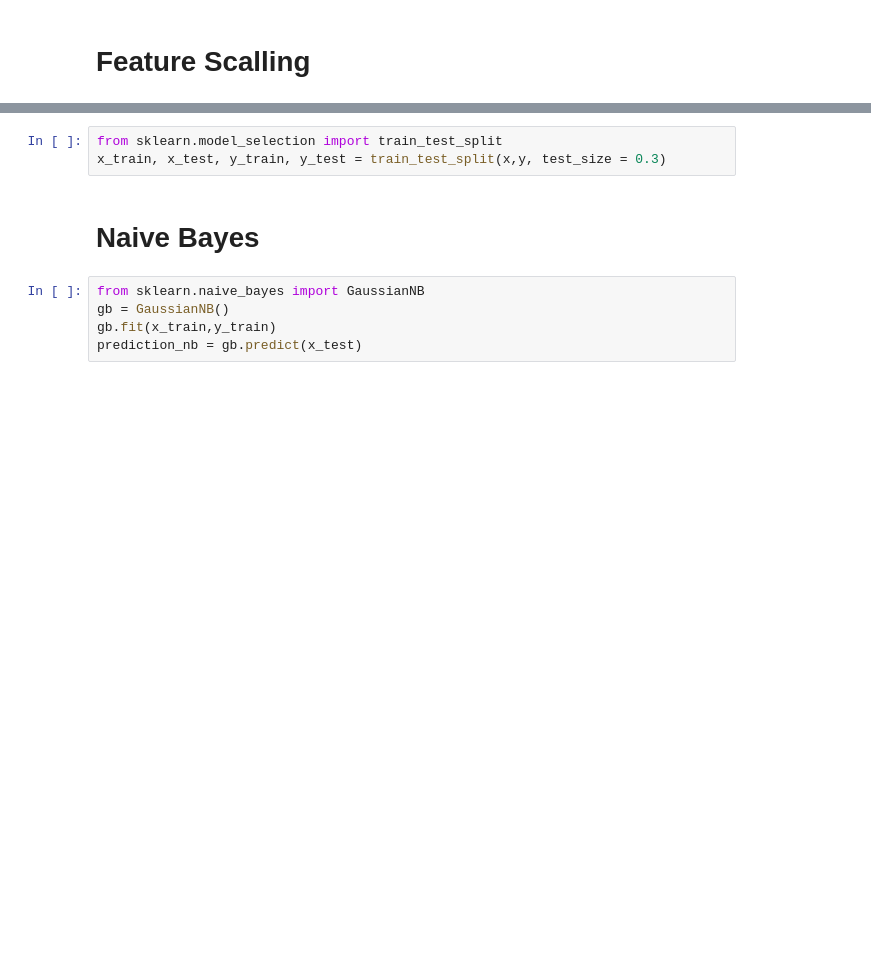
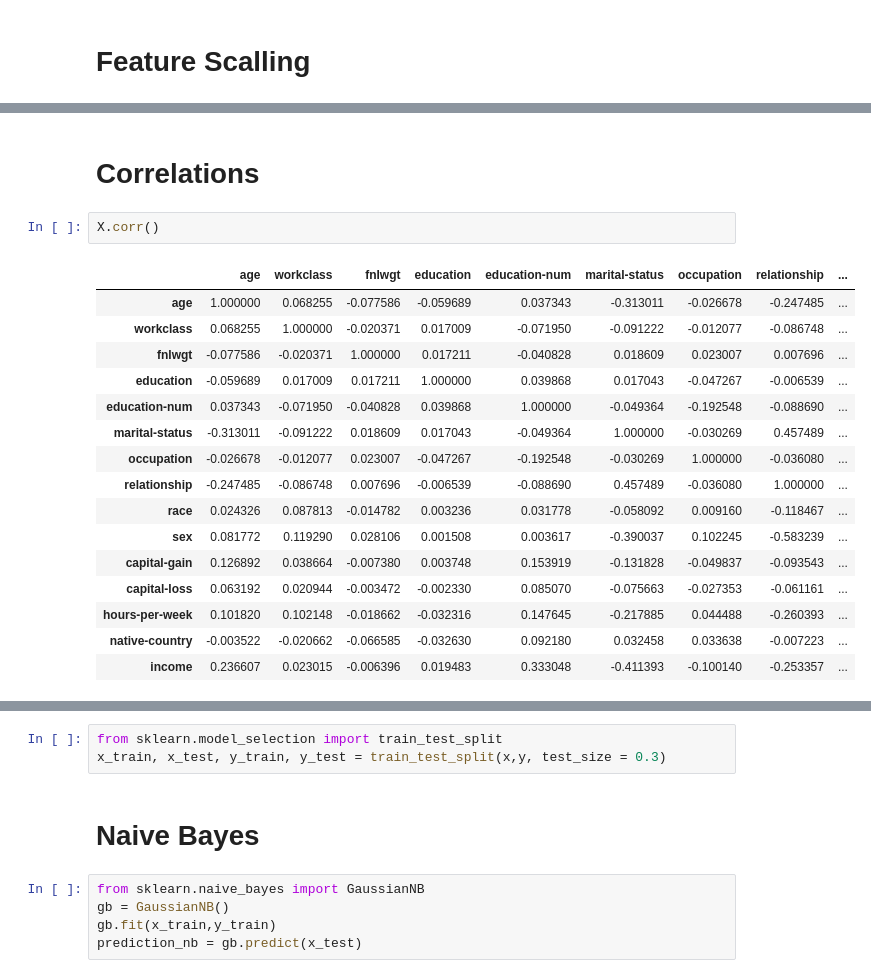
Before and after one commit to Rushdi-Rzx/Adult-Census-Income, a Jupyter notebook: MLCW.ipynb, the cells around one changed output, grey strips where cells are left out. Saved outputs shown, nothing was run; the diff lists cells and outputs as text; blank space fills up the shorter version.

```diff
--- a/MLCW.ipynb
+++ b/MLCW.ipynb
@@ -326,0 +383,21 @@ X.head(1)
+# %% [markdown]
+# Correlations
+# %%
+X.corr()
+# %% [output]
+|  | age | workclass | fnlwgt | education | education-num | marital-status | occupation | relationship | ... |
+| age | 1.000000 | 0.068255 | -0.077586 | -0.059689 | 0.037343 | -0.313011 | -0.026678 | -0.247485 | ... |
+| workclass | 0.068255 | 1.000000 | -0.020371 | 0.017009 | -0.071950 | -0.091222 | -0.012077 | -0.086748 | ... |
+| fnlwgt | -0.077586 | -0.020371 | 1.000000 | 0.017211 | -0.040828 | 0.018609 | 0.023007 | 0.007696 | ... |
+| education | -0.059689 | 0.017009 | 0.017211 | 1.000000 | 0.039868 | 0.017043 | -0.047267 | -0.006539 | ... |
+| education-num | 0.037343 | -0.071950 | -0.040828 | 0.039868 | 1.000000 | -0.049364 | -0.192548 | -0.088690 | ... |
+| marital-status | -0.313011 | -0.091222 | 0.018609 | 0.017043 | -0.049364 | 1.000000 | -0.030269 | 0.457489 | ... |
+| occupation | -0.026678 | -0.012077 | 0.023007 | -0.047267 | -0.192548 | -0.030269 | 1.000000 | -0.036080 | ... |
+| relationship | -0.247485 | -0.086748 | 0.007696 | -0.006539 | -0.088690 | 0.457489 | -0.036080 | 1.000000 | ... |
+| race | 0.024326 | 0.087813 | -0.014782 | 0.003236 | 0.031778 | -0.058092 | 0.009160 | -0.118467 | ... |
+| sex | 0.081772 | 0.119290 | 0.028106 | 0.001508 | 0.003617 | -0.390037 | 0.102245 | -0.583239 | ... |
+| capital-gain | 0.126892 | 0.038664 | -0.007380 | 0.003748 | 0.153919 | -0.131828 | -0.049837 | -0.093543 | ... |
+| capital-loss | 0.063192 | 0.020944 | -0.003472 | -0.002330 | 0.085070 | -0.075663 | -0.027353 | -0.061161 | ... |
+| hours-per-week | 0.101820 | 0.102148 | -0.018662 | -0.032316 | 0.147645 | -0.217885 | 0.044488 | -0.260393 | ... |
+| native-country | -0.003522 | -0.020662 | -0.066585 | -0.032630 | 0.092180 | 0.032458 | 0.033638 | -0.007223 | ... |
+| income | 0.236607 | 0.023015 | -0.006396 | 0.019483 | 0.333048 | -0.411393 | -0.100140 | -0.253357 | ... |
```
Also changed, not shown: parts of 31 cells of this notebook.
